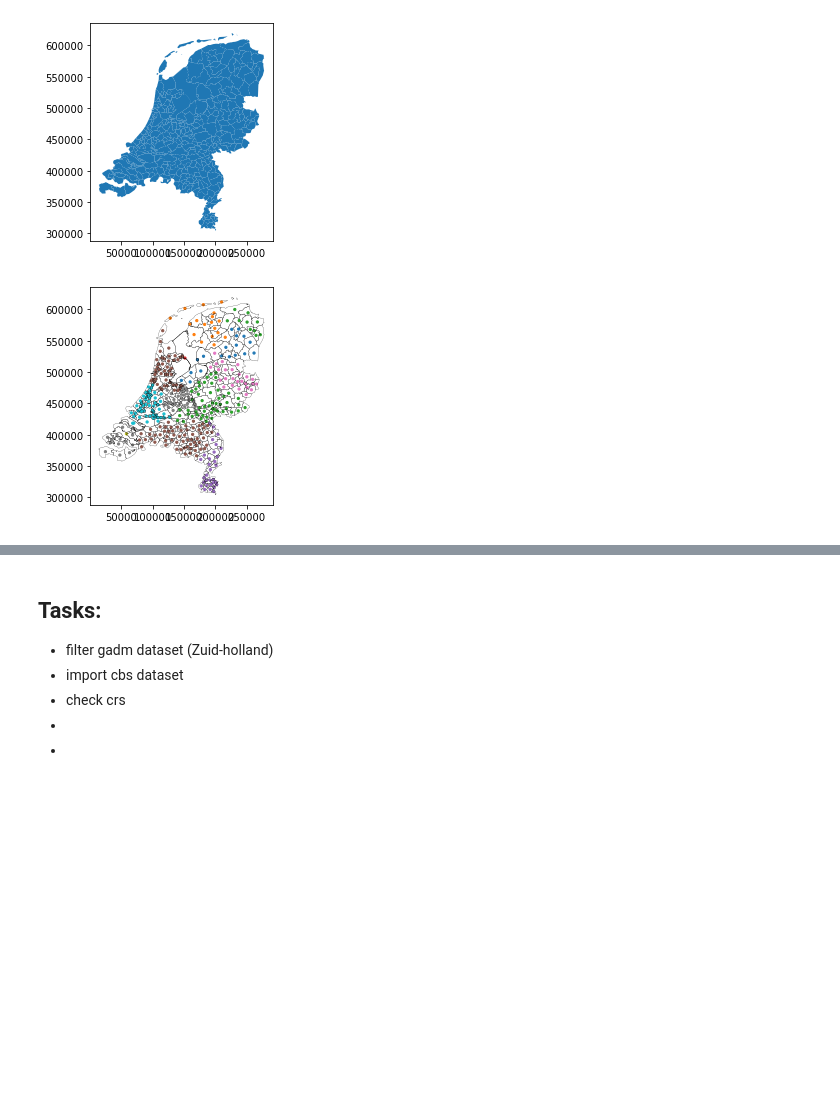
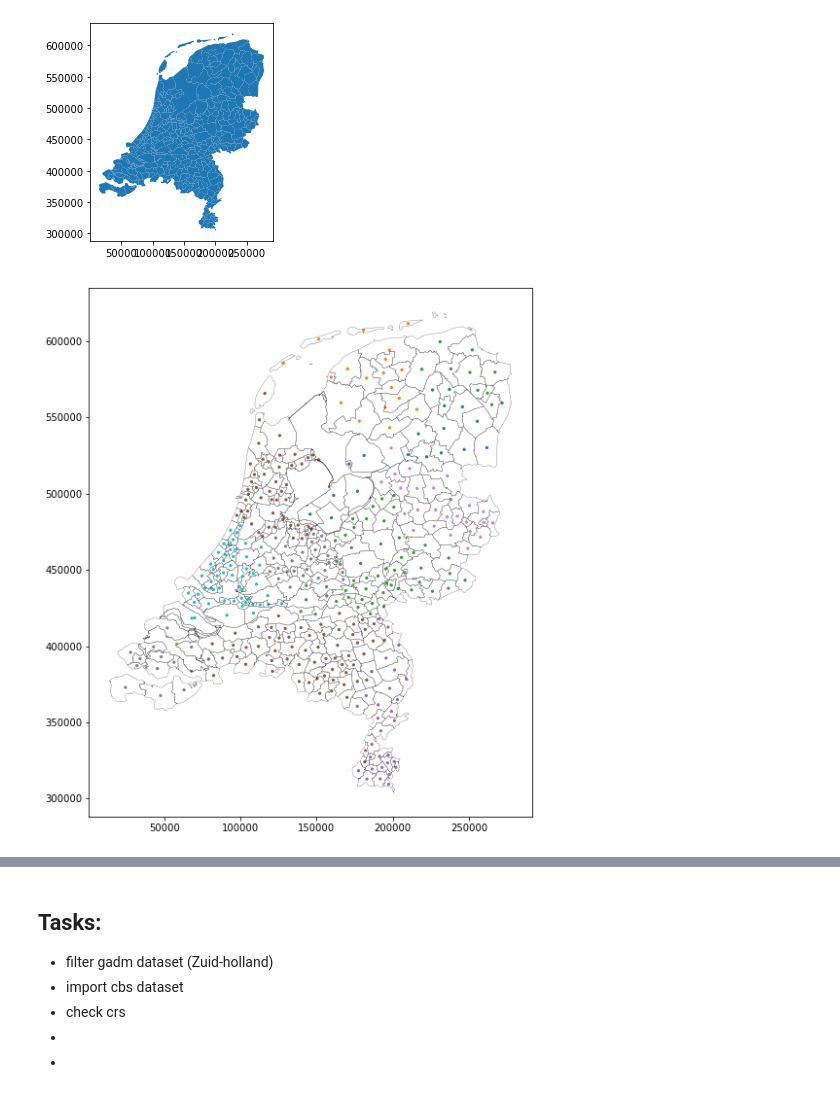
Before and after one commit to GinaStavropoulou/geogeek-workshop, a Jupyter notebook: notebooks/Exercise2.ipynb, the cells around one changed output, grey strips where cells are left out. Saved outputs shown, nothing was run; the diff lists cells and outputs as text; code cells hidden in the pictures; blank space fills up the shorter version.

```diff
--- a/notebooks/Exercise2.ipynb
+++ b/notebooks/Exercise2.ipynb
@@ -51,7 +53,7 @@ Source: https://www.cbs.nl/nl-nl/dossier/nederland-regionaal/geografische-data/k
 # %% [markdown]
 Starting with gadm
 # %%
-admin = gpd.read_file('data/raw_data/gadm41_NLD_2.json')
+admin = gpd.read_file('../data/raw_data/gadm41_NLD_2.json')
 # %%
 admin.head()
 # %% [output]
@@ -99,10 +118,15 @@ admin.plot()
 admin["centroid"] = admin.geometry.centroid
 # %%
 # Plot centroids
-ax = admin.set_geometry("centroid").plot('NAME_1', markersize=5)
+ax = admin.set_geometry("centroid").plot('NAME_1',
+                                         markersize=5,
+                                         figsize=(10,10))
 # Plot polygons without color filling
-admin.plot(
-    'NAME_1',ax=ax, facecolor="none", edgecolor="k", linewidth=0.2
+admin.plot('NAME_1',
+           ax=ax,
+           facecolor="none",
+           edgecolor="k",
+           linewidth=0.2,
 );
 # %% [output]
-[figure, old version]
+[figure, new version]
```
Also changed, not shown: parts of 23 cells of this notebook.
